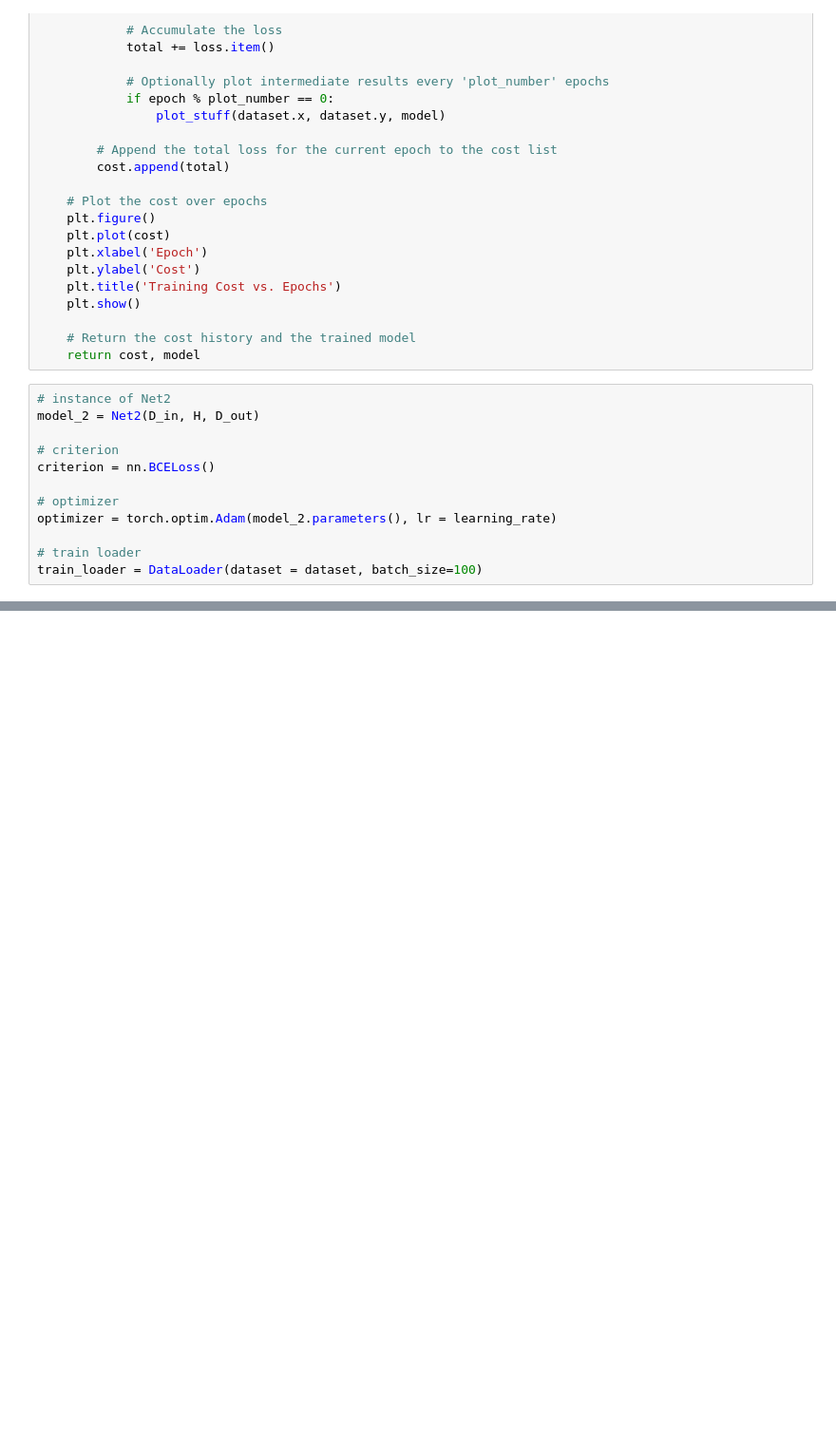
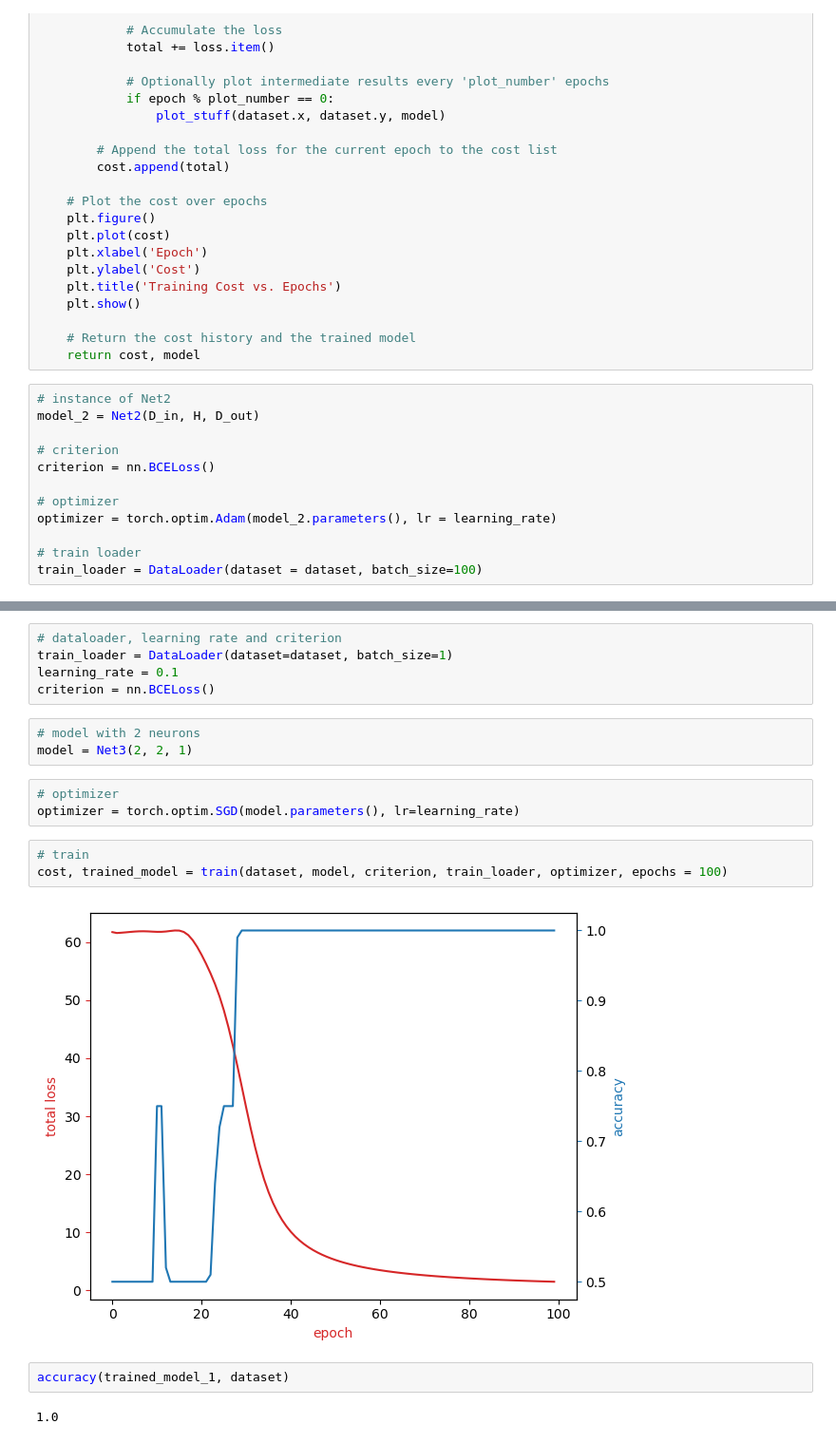
Before and after one commit to MNGARCIA085/AI-Frameworks-Learning, a Jupyter notebook: PyTorch/4. Neural Networks/Neural Networks.ipynb, the cells around one changed output, grey strips where cells are left out. Shown at 95% size. Cells and saved outputs as stored; diff of their text form; blank space fills up the shorter version.

```diff
--- a/PyTorch/4. Neural Networks/Neural Networks.ipynb
+++ b/PyTorch/4. Neural Networks/Neural Networks.ipynb
@@ -611,0 +908,20 @@ cost, trained_model_2 = train(dataset, model_2 , criterion, train_loader, optimi
+# %%
+# dataloader, learning rate and criterion
+train_loader = DataLoader(dataset=dataset, batch_size=1)
+learning_rate = 0.1
+criterion = nn.BCELoss()
+# %%
+# model with 2 neurons
+model = Net3(2, 2, 1)
+# %%
+# optimizer
+optimizer = torch.optim.SGD(model.parameters(), lr=learning_rate)
+# %%
+# train
+cost, trained_model = train(dataset, model, criterion, train_loader, optimizer, epochs = 100)
+# %% [output]
+[figure, added]
+# %%
+accuracy(trained_model_1, dataset)
+# %% [output]
+1.0
```
Also changed, not shown: parts of 37 cells of this notebook, 10 other files.
